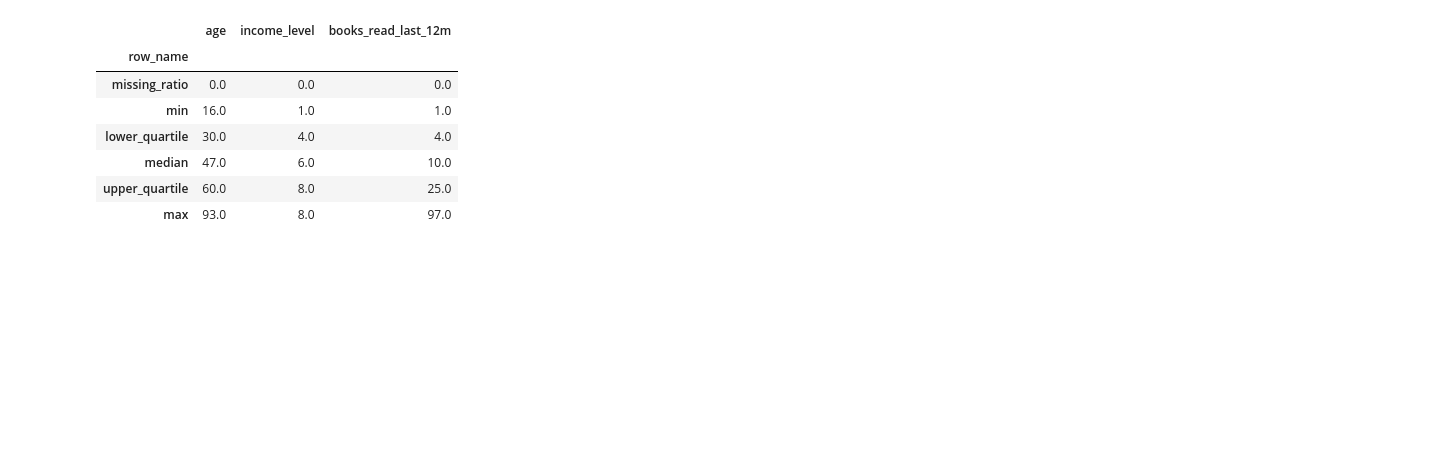
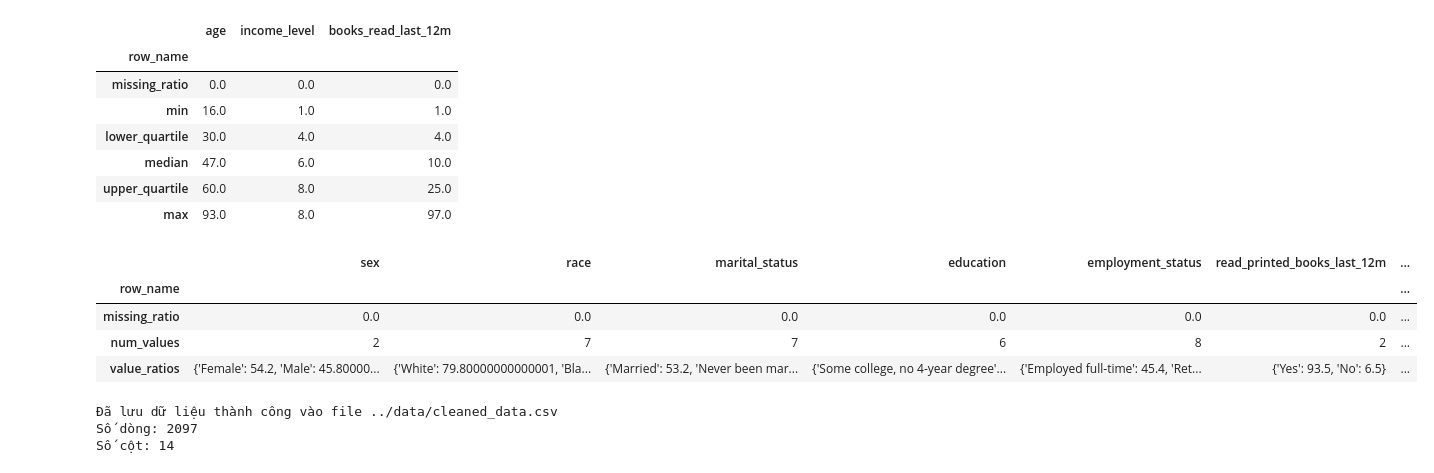
Before and after one commit to neyngnn/LTKHDL, a Jupyter notebook: notebook/Exploring.ipynb, the cells around one changed output. Saved outputs shown, nothing was run; the diff lists cells and outputs as text; code cells hidden in the pictures; blank space fills up the shorter version.

Commit message:
Done explore data

```diff
--- a/notebook/Exploring.ipynb
+++ b/notebook/Exploring.ipynb
@@ -462,3 +462,51 @@ num_col_info_df
 | median | 47.0 | 6.0 | 10.0 |
 | upper_quartile | 60.0 | 8.0 | 25.0 |
 | max | 93.0 | 8.0 | 97.0 |
+# %%
+# Phân bố dữ liệu ở các cột không phải dạng số
+
+# Lọc các cột phân loại trong DataFrame
+categorical_df = df.select_dtypes(exclude=['int64', 'float64', 'datetime64'])
+
+# Tạo dictionary chứa dữ liệu cho DataFrame
+data = {
+    "row_name": ["missing_ratio", "num_values", "value_ratios"]
+}
+
+# Lặp qua từng cột phân loại và tính toán các thông tin cần thiết
+for col in categorical_df.columns:
+    # Tính missing ratio
+    missing_ratio = (categorical_df[col].isna().sum() / len(categorical_df[col])) * 100
+
+    # Tính số lượng giá trị khác nhau
+    num_values = categorical_df[col].nunique()
+
+    # Tính tỉ lệ của các giá trị
+    value_ratios = categorical_df[col].value_counts(normalize=True).round(3) * 100
+    dict_value_ratios = value_ratios.to_dict()
+
+    # Thêm thông tin của cột vào dictionary
+    data[col] = [missing_ratio, num_values, dict_value_ratios]
+
+# Tạo DataFrame từ dictionary và đặt row_name làm index
+cat_col_info_df = pd.DataFrame(data).set_index('row_name')
+# %%
+cat_col_info_df
+# %% [output]
+|  | sex | race | marital_status | education | employment_status | read_printed_books_last_12m | ... |
+| row_name |  |  |  |  |  |  | ... |
+| missing_ratio | 0.0 | 0.0 | 0.0 | 0.0 | 0.0 | 0.0 | ... |
+| num_values | 2 | 7 | 7 | 6 | 8 | 2 | ... |
+| value_ratios | {'Female': 54.2, 'Male': 45.80000... | {'White': 79.80000000000001, 'Bla... | {'Married': 53.2, 'Never been mar... | {'Some college, no 4-year degree'... | {'Employed full-time': 45.4, 'Ret... | {'Yes': 93.5, 'No': 6.5} | ... |
+# %%
+try:
+    df.to_csv('../data/cleaned_data.csv', index=False)
+    print("Đã lưu dữ liệu thành công vào file ../data/cleaned_data.csv")
+    print(f"Số dòng: {len(df)}")
+    print(f"Số cột: {len(df.columns)}")
+except Exception as e:
+    print(f"Có lỗi khi lưu file: {str(e)}")
+# %% [output]
+Đã lưu dữ liệu thành công vào file ../data/cleaned_data.csv
+Số dòng: 2097
+Số cột: 14
```
